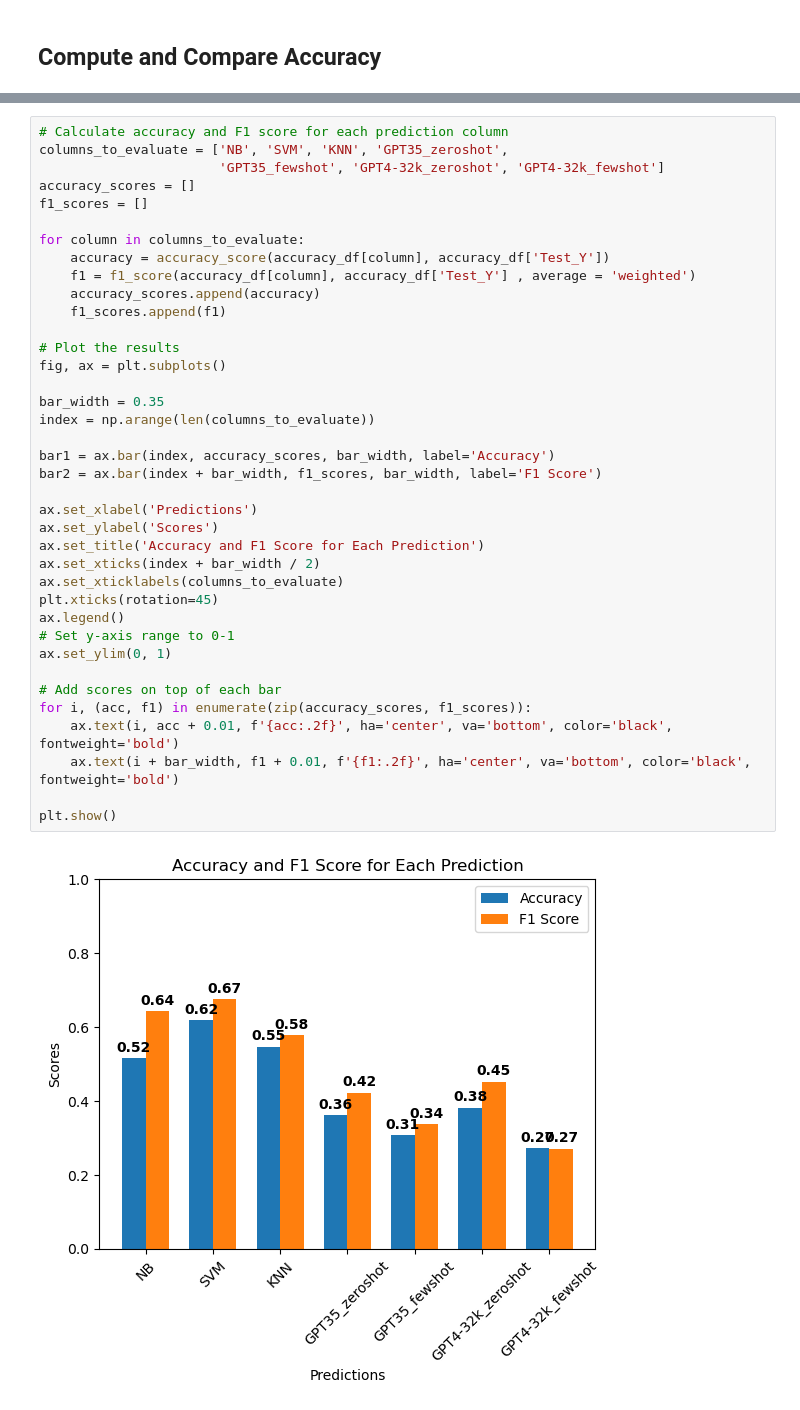
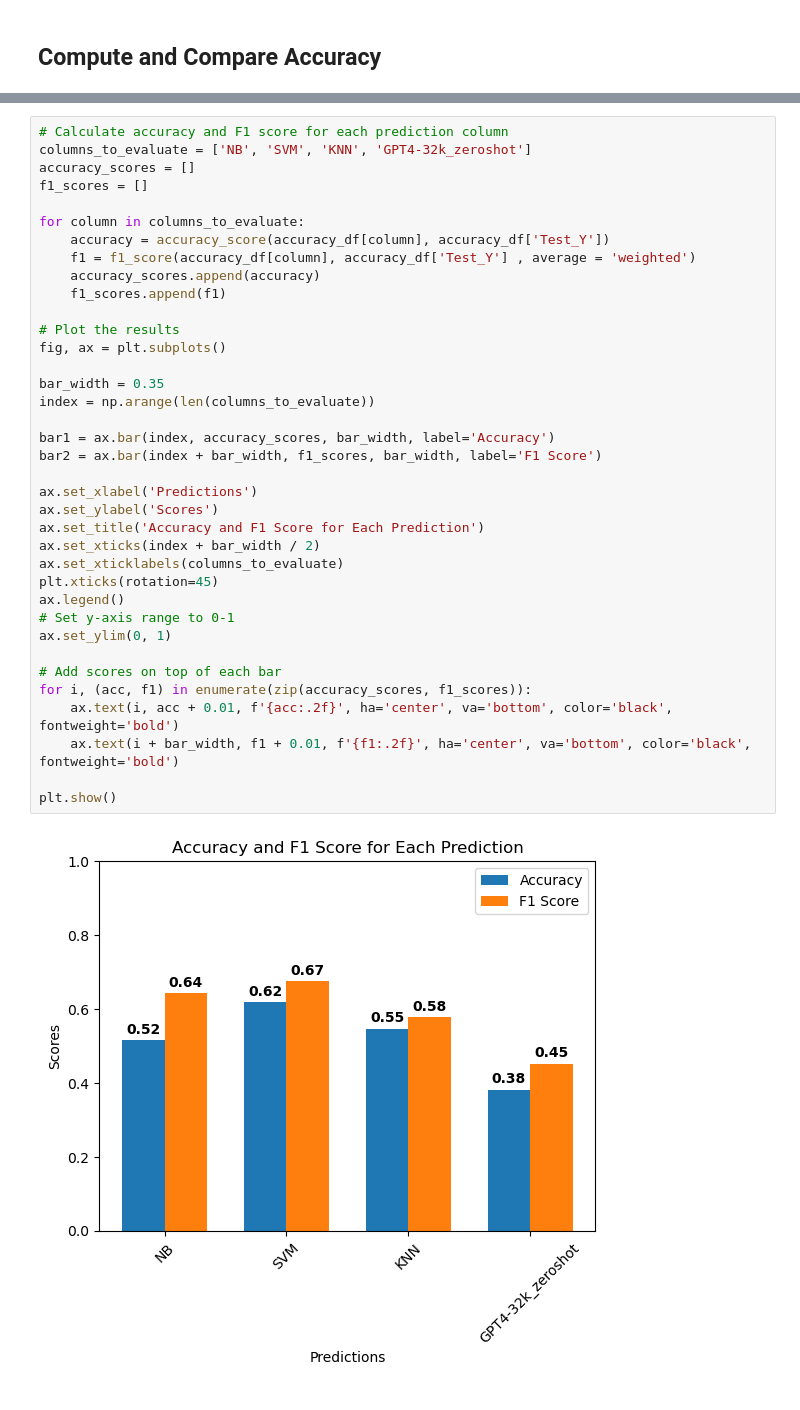
Before and after one commit to avisokay/va_nlp, a Jupyter notebook: src/gpt_nlp/prompt_engineering.ipynb, the cells around one changed output, grey strips where cells are left out. Cells and saved outputs as stored; diff of their text form.

Commit message:
updated prompt engineering images

```diff
--- a/src/gpt_nlp/prompt_engineering.ipynb
+++ b/src/gpt_nlp/prompt_engineering.ipynb
@@ -694,8 +695,7 @@ accuracy_df = accuracy_df.rename(columns={"predictions_NB": "NB",
                             "predictions_GPT4-32k_fewshot": "GPT4-32k_fewshot"})
 # %%
 # Calculate accuracy and F1 score for each prediction column
-columns_to_evaluate = ['NB', 'SVM', 'KNN', 'GPT35_zeroshot',
-                       'GPT35_fewshot', 'GPT4-32k_zeroshot', 'GPT4-32k_fewshot']
+columns_to_evaluate = ['NB', 'SVM', 'KNN', 'GPT4-32k_zeroshot']
 accuracy_scores = []
 f1_scores = []
 
@@ -704,31 +704,31 @@ for column in columns_to_evaluate:
     f1 = f1_score(accuracy_df[column], accuracy_df['Test_Y'] , average = 'weighted')
     accuracy_scores.append(accuracy)
     f1_scores.append(f1)
 
 # Plot the results
 fig, ax = plt.subplots()
 
 bar_width = 0.35
 index = np.arange(len(columns_to_evaluate))
 
 bar1 = ax.bar(index, accuracy_scores, bar_width, label='Accuracy')
 bar2 = ax.bar(index + bar_width, f1_scores, bar_width, label='F1 Score')
 
 ax.set_xlabel('Predictions')
 ax.set_ylabel('Scores')
 ax.set_title('Accuracy and F1 Score for Each Prediction')
 ax.set_xticks(index + bar_width / 2)
 ax.set_xticklabels(columns_to_evaluate)
 plt.xticks(rotation=45)
 ax.legend()
 # Set y-axis range to 0-1
 ax.set_ylim(0, 1)
 
 # Add scores on top of each bar
 for i, (acc, f1) in enumerate(zip(accuracy_scores, f1_scores)):
     ax.text(i, acc + 0.01, f'{acc:.2f}', ha='center', va='bottom', color='black', fontweight='bold')
     ax.text(i + bar_width, f1 + 0.01, f'{f1:.2f}', ha='center', va='bottom', color='black', fontweight='bold')
 
 plt.show()
 # %% [output]
-[figure, old version]
+[figure, new version]
```
Also changed, not shown: parts of 42 cells of this notebook, 9 other files.
